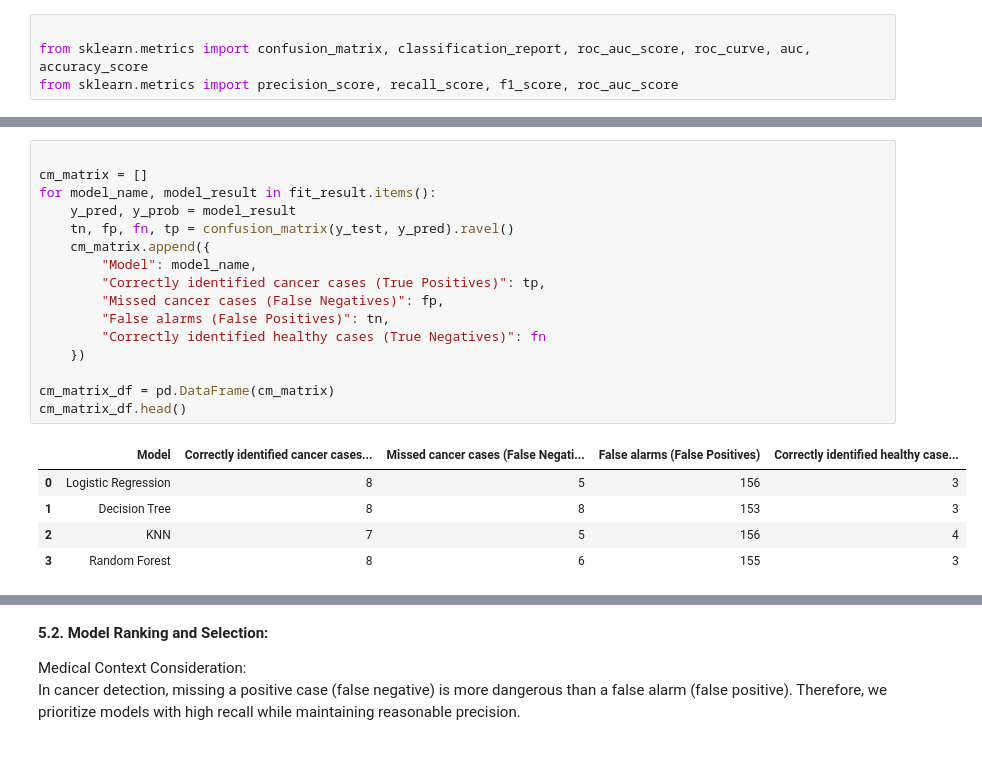
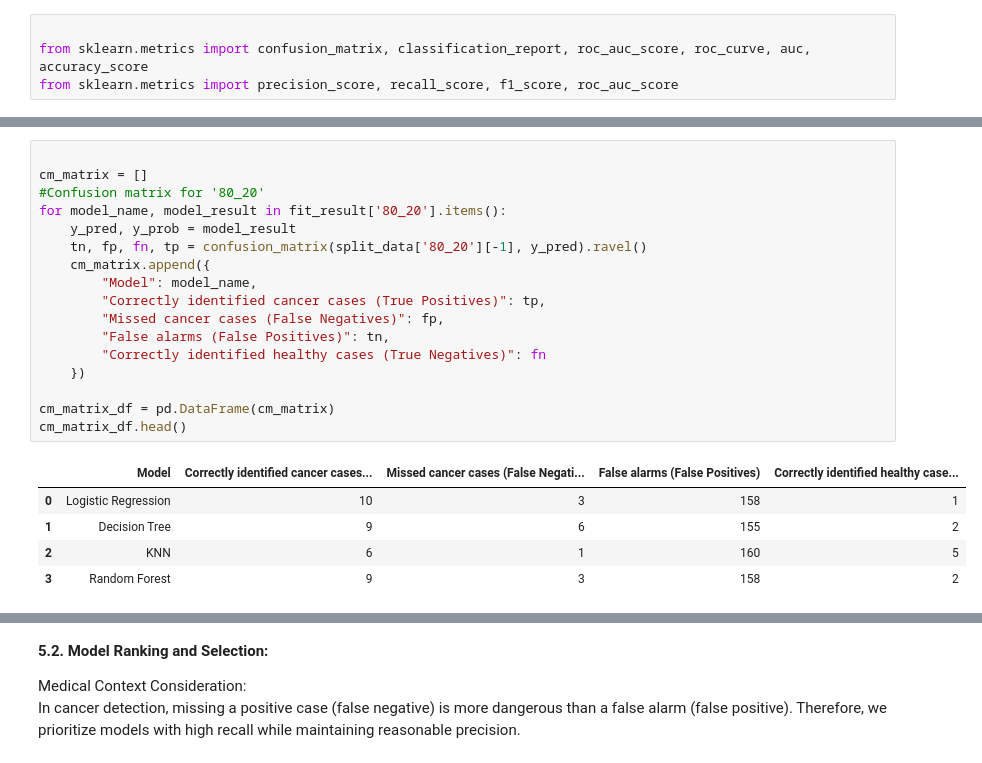
Before and after one commit to mudu89/ML_AssignmentPS01, a Jupyter notebook: 2024DA04200_Problem_Statement_1.ipynb, the cells around one changed output, grey strips where cells are left out. Drawn from its saved outputs; the diff is of its cells as text.

```diff
--- a/2024DA04200_Problem_Statement_1.ipynb
+++ b/2024DA04200_Problem_Statement_1.ipynb
@@ -753,22 +763,23 @@ ValueError: too many values to unpack (expected 2)
 # %%
 
 cm_matrix = []
-for model_name, model_result in fit_result.items():
+#Confusion matrix for '80_20'
+for model_name, model_result in fit_result['80_20'].items():
     y_pred, y_prob = model_result
-    tn, fp, fn, tp = confusion_matrix(y_test, y_pred).ravel()
+    tn, fp, fn, tp = confusion_matrix(split_data['80_20'][-1], y_pred).ravel()
     cm_matrix.append({
         "Model": model_name,
         "Correctly identified cancer cases (True Positives)": tp,
         "Missed cancer cases (False Negatives)": fp,
         "False alarms (False Positives)": tn,
         "Correctly identified healthy cases (True Negatives)": fn
     })
 
 cm_matrix_df = pd.DataFrame(cm_matrix)
 cm_matrix_df.head()
 # %% [output]
 |  | Model | Correctly identified cancer cases... | Missed cancer cases (False Negati... | False alarms (False Positives) | Correctly identified healthy case... |
-| 0 | Logistic Regression | 8 | 5 | 156 | 3 |
-| 1 | Decision Tree | 8 | 8 | 153 | 3 |
-| 2 | KNN | 7 | 5 | 156 | 4 |
-| 3 | Random Forest | 8 | 6 | 155 | 3 |
+| 0 | Logistic Regression | 10 | 3 | 158 | 1 |
+| 1 | Decision Tree | 9 | 6 | 155 | 2 |
+| 2 | KNN | 6 | 1 | 160 | 5 |
+| 3 | Random Forest | 9 | 3 | 158 | 2 |
```
Also changed, not shown: parts of 6 cells of this notebook.
